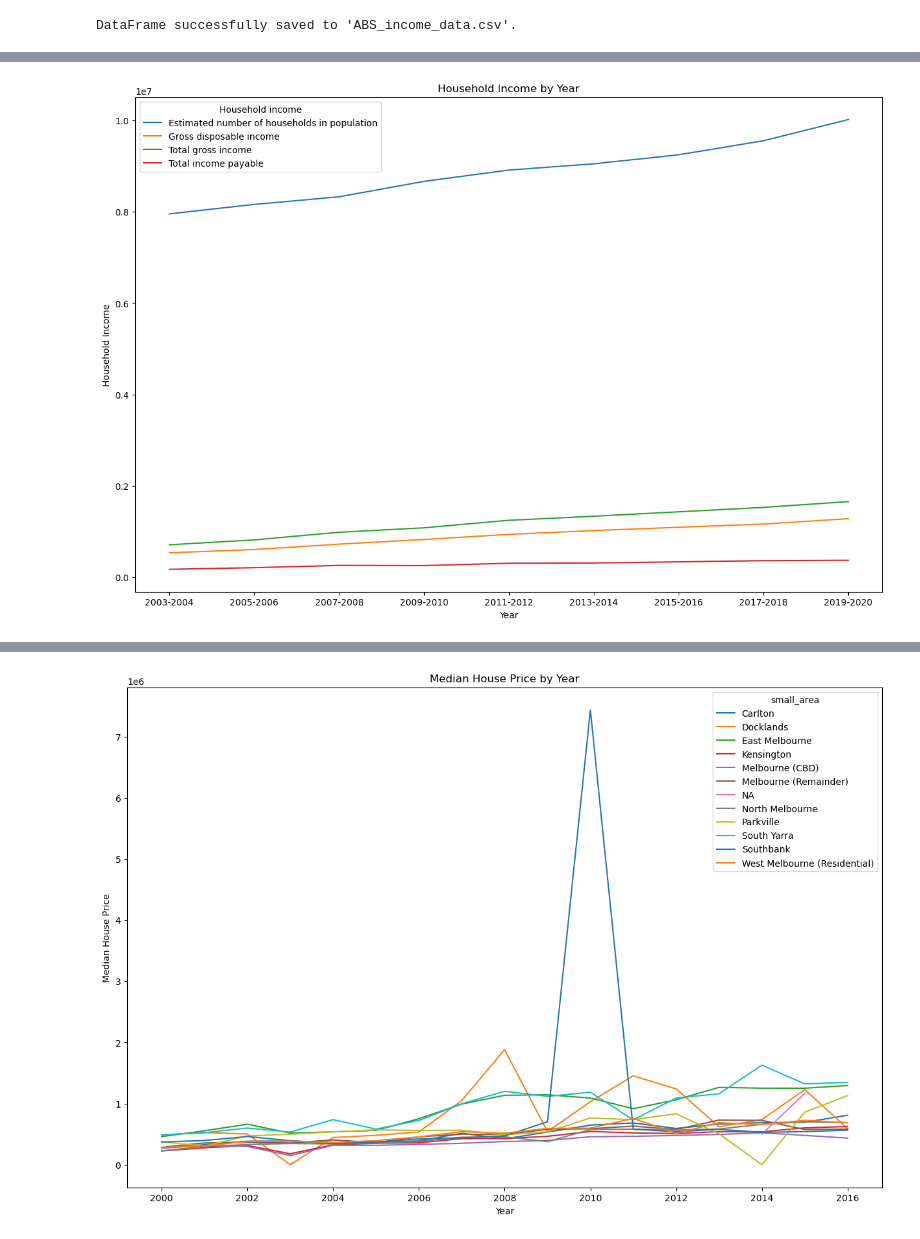
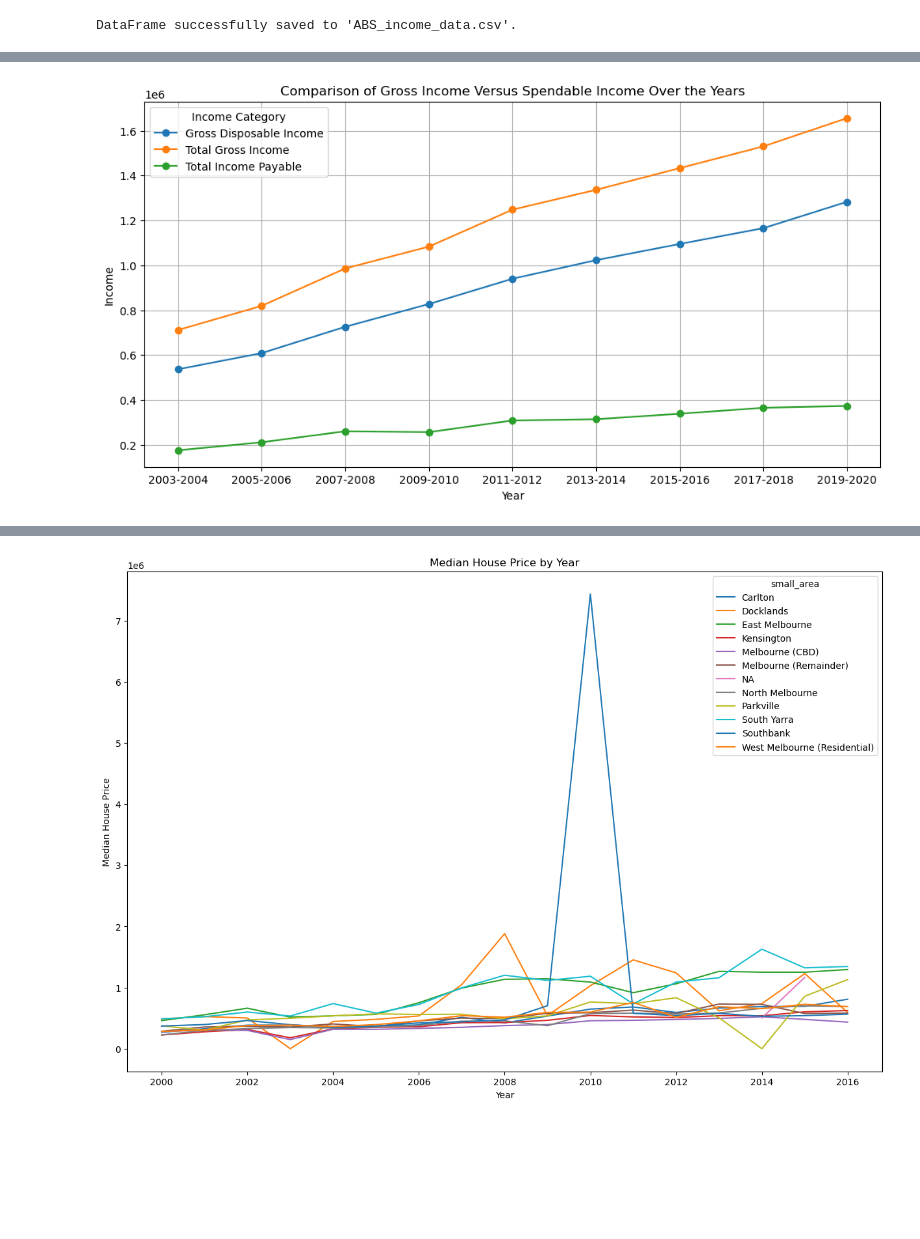
Before and after one commit to ElizabethDashwood/project-one-team2, a Jupyter notebook: Chart and graphs.ipynb, the cells around one changed output, grey strips where cells are left out. Saved outputs shown, nothing was run; the diff lists cells and outputs as text; code cells hidden in the pictures; blank space fills up the shorter version.

```diff
--- a/Chart and graphs.ipynb
+++ b/Chart and graphs.ipynb
@@ -232,8 +260,23 @@ plt.show()
-# %%
-# linegraph for household income by year
-household_income_df.T.plot(kind='line', figsize=(15, 10), title='Household Income by Year')
-plt.ylabel('Household Income')
-plt.xlabel('Year')
-plt.show()
-# %% [output]
-[figure, removed]
+# %%
+# Create a DataFrame with the provided data
+data = {
+    'Year/s': ['2003-2004', '2005-2006', '2007-2008', '2009-2010', '2011-2012', '2013-2014', '2015-2016', '2017-2018', '2019-2020'],
+    'Gross Disposable Income': [536356.0, 608301.0, 725929.0, 827246.0, 939989.0, 1022855.0, 1095050.0, 1165497.0, 1282944.0],
+    'Total Gross Income': [711537.0, 819132.0, 985903.0, 1083258.0, 1248033.0, 1336473.0, 1433237.0, 1530133.0, 1656039.0],
+    'Total Income Payable': [175181.0, 210831.0, 259974.0, 256011.0, 308044.0, 313618.0, 338187.0, 364636.0, 373095.0]
+}
+income_df = pd.DataFrame(data)
+# %%
+# Set 'Year/s' column as the index
+income_df.set_index('Year/s', inplace=True)
+# %%
+# Plot the line graph
+income_df.plot(kind='line', marker='o', figsize=(12, 6))
+plt.xlabel('Year')
+plt.ylabel('Income')
+plt.title('Comparison of Gross Income Versus Spendable Income Over the Years')
+plt.legend(title='Income Category')
+plt.grid(True)
+plt.show()
+# %% [output]
+[figure, added]
```
Also changed, not shown: parts of 62 cells of this notebook, 10 other files.
